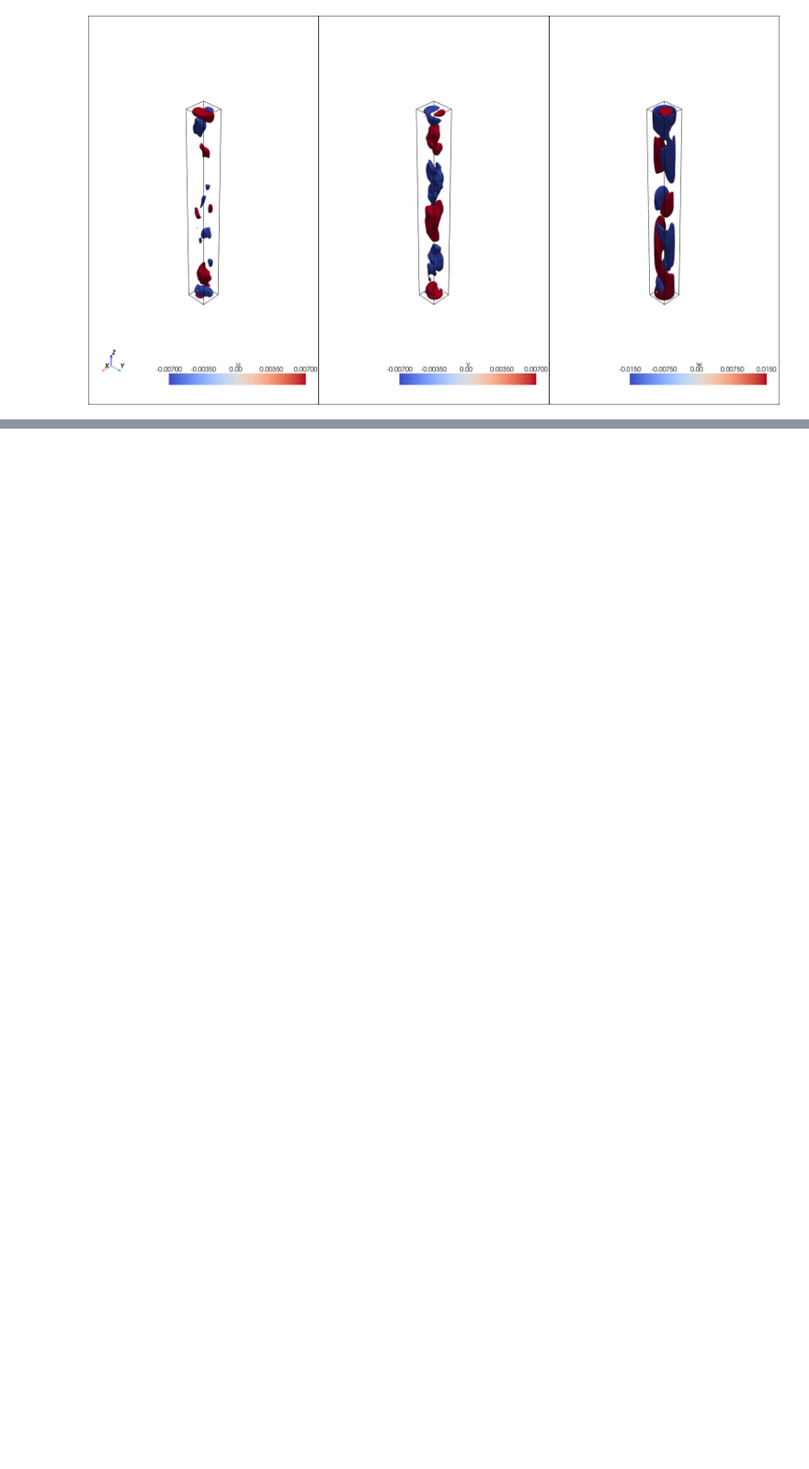
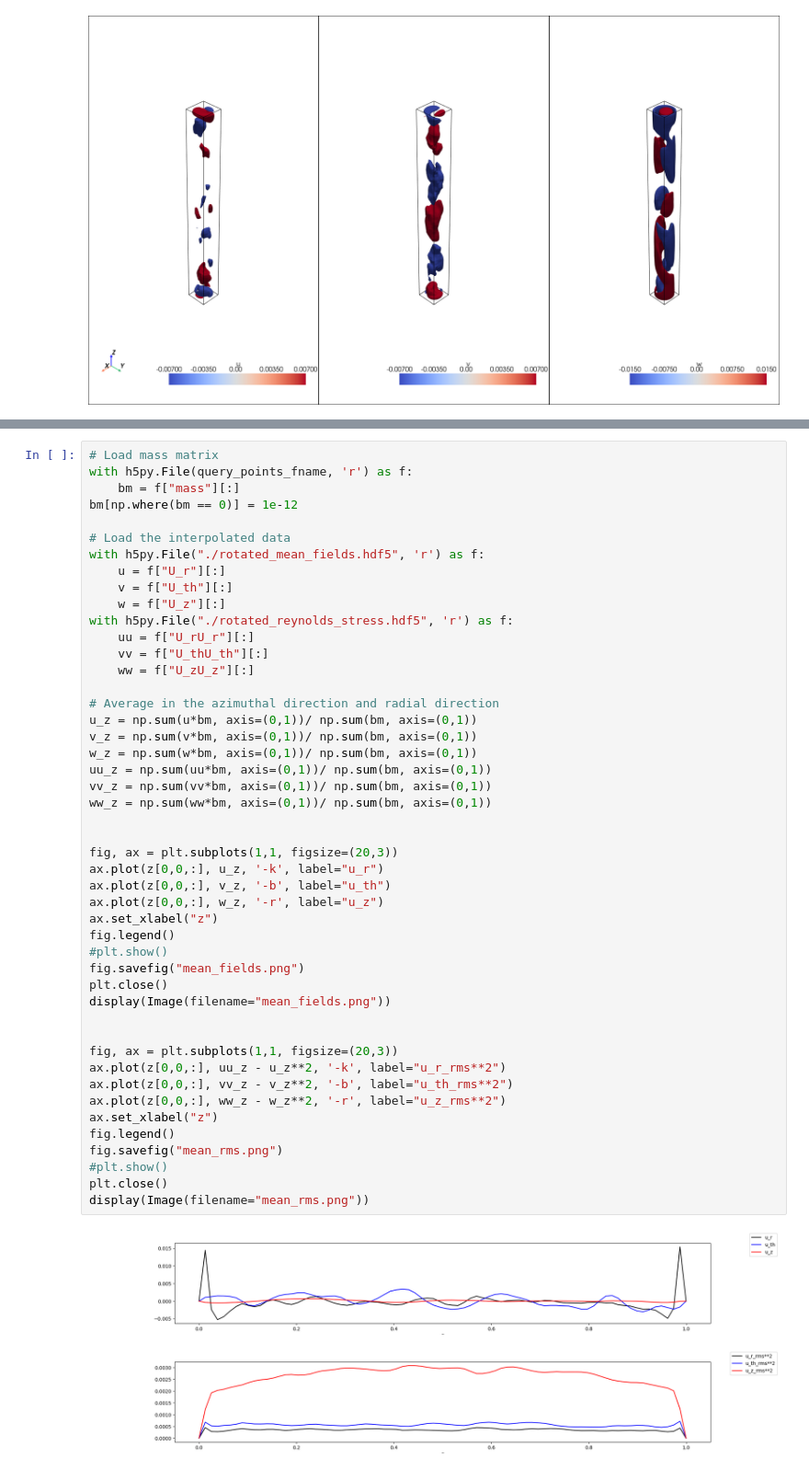
Before and after one commit to nchristensen/pySEMTools, a Jupyter notebook: examples/6-statistics/1-post_processing_mean_fields.ipynb, the cells around one changed output, grey strips where cells are left out. Shown at 92% size. Saved outputs shown, nothing was run; the diff lists cells and outputs as text; blank space fills up the shorter version.

```diff
--- a/examples/6-statistics/1-post_processing_mean_fields.ipynb
+++ b/examples/6-statistics/1-post_processing_mean_fields.ipynb
@@ -156,0 +293,50 @@ display(Image(filename=image_path))
+# %%
+# Load mass matrix
+with h5py.File(query_points_fname, 'r') as f:
+    bm = f["mass"][:]
+bm[np.where(bm == 0)] = 1e-12
+
+# Load the interpolated data
+with h5py.File("./rotated_mean_fields.hdf5", 'r') as f:
+    u = f["U_r"][:]
+    v = f["U_th"][:]
+    w = f["U_z"][:]
+with h5py.File("./rotated_reynolds_stress.hdf5", 'r') as f:
+    uu = f["U_rU_r"][:]
+    vv = f["U_thU_th"][:]
+    ww = f["U_zU_z"][:]
+
+# Average in the azimuthal direction and radial direction
+u_z = np.sum(u*bm, axis=(0,1))/ np.sum(bm, axis=(0,1))
+v_z = np.sum(v*bm, axis=(0,1))/ np.sum(bm, axis=(0,1))
+w_z = np.sum(w*bm, axis=(0,1))/ np.sum(bm, axis=(0,1))
+uu_z = np.sum(uu*bm, axis=(0,1))/ np.sum(bm, axis=(0,1))
+vv_z = np.sum(vv*bm, axis=(0,1))/ np.sum(bm, axis=(0,1))
+ww_z = np.sum(ww*bm, axis=(0,1))/ np.sum(bm, axis=(0,1))
+
+
+fig, ax = plt.subplots(1,1, figsize=(20,3))
+ax.plot(z[0,0,:], u_z, '-k', label="u_r")
+ax.plot(z[0,0,:], v_z, '-b', label="u_th")
+ax.plot(z[0,0,:], w_z, '-r', label="u_z")
+ax.set_xlabel("z")
+fig.legend()
+#plt.show()
+fig.savefig("mean_fields.png")
+plt.close()
+display(Image(filename="mean_fields.png"))
+
+
+fig, ax = plt.subplots(1,1, figsize=(20,3))
+ax.plot(z[0,0,:], uu_z - u_z**2, '-k', label="u_r_rms**2")
+ax.plot(z[0,0,:], vv_z - v_z**2, '-b', label="u_th_rms**2")
+ax.plot(z[0,0,:], ww_z - w_z**2, '-r', label="u_z_rms**2")
+ax.set_xlabel("z")
+fig.legend()
+fig.savefig("mean_rms.png")
+#plt.show()
+plt.close()
+display(Image(filename="mean_rms.png"))
+# %% [output]
+[figure, added]
+[figure, added]
```
Also changed, not shown: parts of 10 cells of this notebook, 2 other files.
